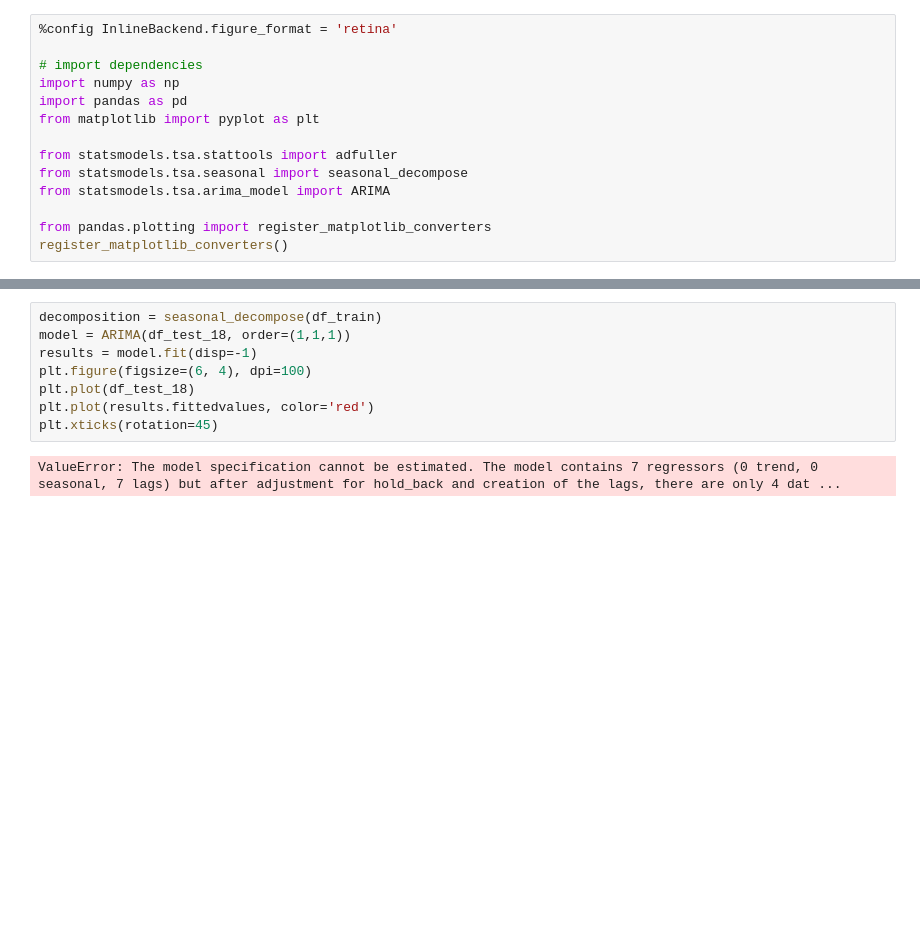
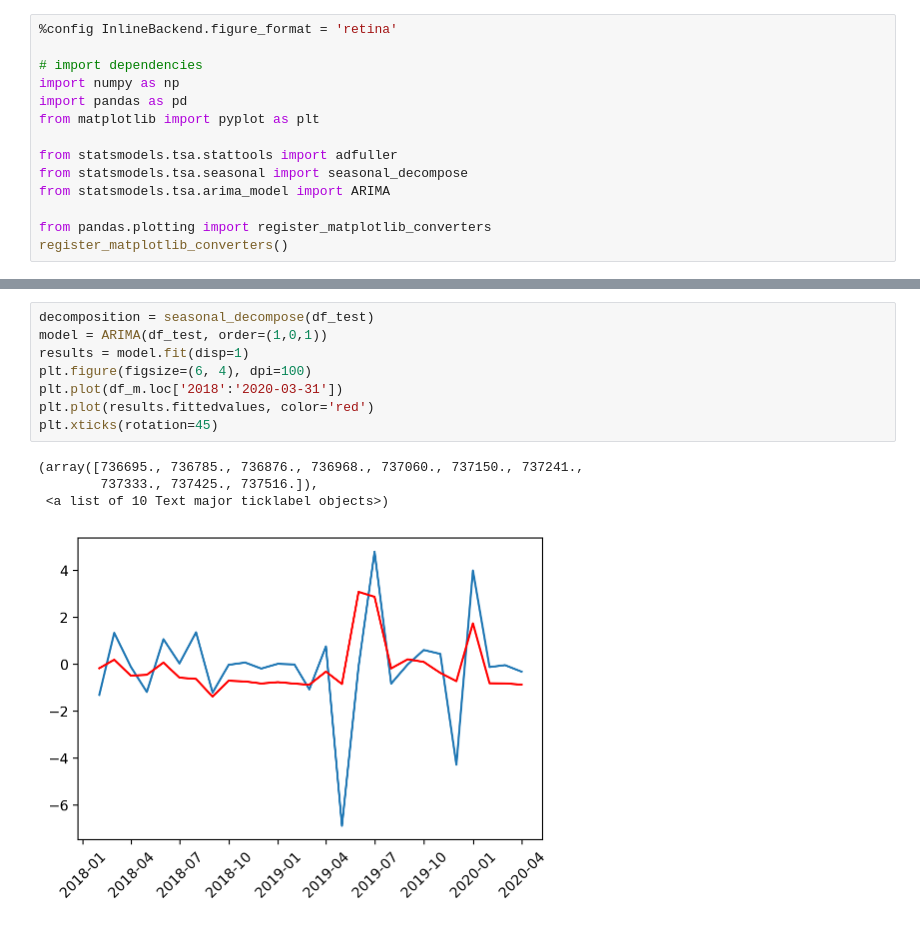
Before and after one commit to skinnms/group_2_final_project, a Jupyter notebook: Strand ARIMA.ipynb, the cells around one changed output, grey strips where cells are left out. Cells and saved outputs as stored; diff of their text form; blank space fills up the shorter version.

```diff
--- a/Strand ARIMA.ipynb
+++ b/Strand ARIMA.ipynb
@@ -164,13 +154,16 @@ plt.xticks(rotation=45)
 # %%
-decomposition = seasonal_decompose(df_train)
-model = ARIMA(df_test_18, order=(1,1,1))
-results = model.fit(disp=-1)
+decomposition = seasonal_decompose(df_test)
+model = ARIMA(df_test, order=(1,0,1))
+results = model.fit(disp=1)
 plt.figure(figsize=(6, 4), dpi=100)
-plt.plot(df_test_18)
+plt.plot(df_m.loc['2018':'2020-03-31'])
 plt.plot(results.fittedvalues, color='red')
 plt.xticks(rotation=45)
 # %% [output]
-ValueError: The model specification cannot be estimated. The model contains 7 regressors (0 trend, 0 seasonal, 7 lags) but after adjustment for hold_back and creation of the lags, there are only 4 dat ...
+(array([736695., 736785., 736876., 736968., 737060., 737150., 737241.,
+        737333., 737425., 737516.]),
+ <a list of 10 Text major ticklabel objects>)
+[figure, added]
 # %%
 predictions_ARIMA_diff = pd.Series(results.fittedvalues, copy=True)
 predictions_ARIMA_diff_cumsum = predictions_ARIMA_diff.cumsum()
```
Also changed, not shown: parts of 19 cells of this notebook.
